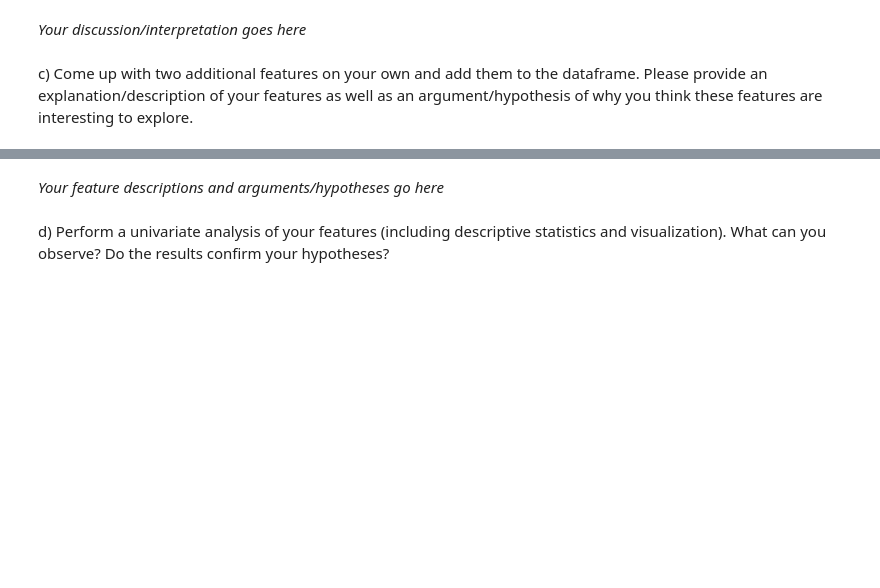
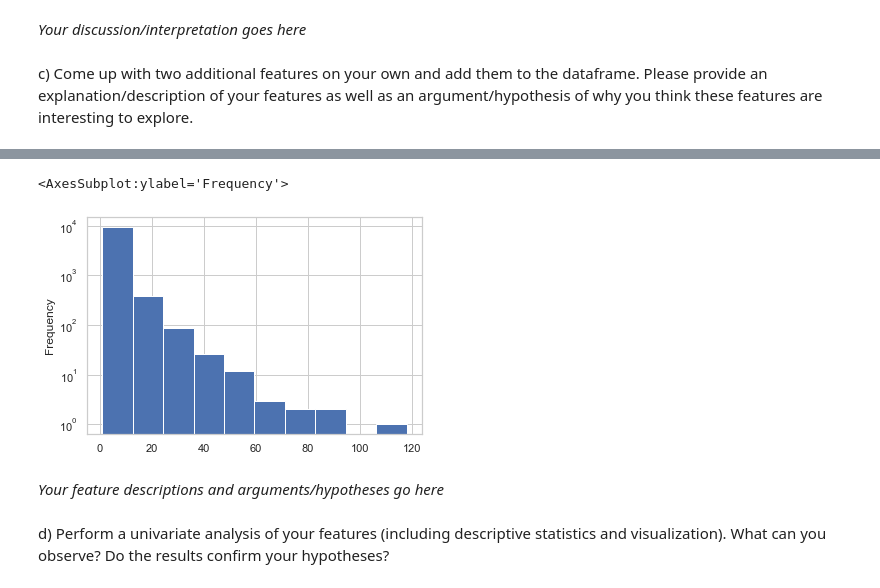
Before and after one commit to ssui-liu/mlbd-2022, a Jupyter notebook: project/m2_lernnavi_sciper.ipynb, the cells around one changed output, grey strips where cells are left out. Drawn from its saved outputs; the diff is of its cells as text; code cells hidden in the pictures; blank space fills up the shorter version.

```diff
--- a/project/m2_lernnavi_sciper.ipynb
+++ b/project/m2_lernnavi_sciper.ipynb
@@ -233,0 +264,10 @@ c) Come up with two additional features on your own and add them to the datafram
+# %%
+answer_spend_time = transactions['commit_time'] - transactions['start_time']
+transactions['answer_spend_time'] = pd.to_timedelta(answer_spend_time, unit='ms').dt.total_seconds()
+user_answer_spend_time = pd.merge(events[['transaction_token', 'user_id']], transactions[['transaction_token', 'answer_spend_time']],
+                            left_on='transaction_token', right_on='transaction_token', how='left')
+
+user_answer_spend_time = user_answer_spend_time.groupby('user_id').agg('mean')
+user_answer_spend_time = user_answer_spend_time.reset_index().rename(columns={'answer_spend_time' : 'avg_spend_time(s)'})
+user_stats = pd.merge(user_stats, user_answer_spend_time[['user_id', 'avg_spend_time(s)']], on='user_id', how='left')
+user_stats
@@ -233,0 +300,14 @@ c) Come up with two additional features on your own and add them to the datafram
+# %%
+def user_duration(x):
+    duration = x['timestamp'].max() - x['timestamp'].min()
+    duration = pd.to_timedelta(duration, unit='ms').days
+    return duration
+
+def user_study_day(x):
+    duration = pd.to_datetime(x['timestamp'], unit='ms').dt.strftime('%Y-%m-%d')
+
+    return duration.nunique()
+
+
+user_stats = user_stats.merge(users_events.apply(user_study_day).reset_index(name='num_study_days'), on='user_id', how='left')
+user_stats
@@ -234 +328,6 @@ c) Come up with two additional features on your own and add them to the datafram
+# %%
+user_stats['num_study_days'].plot(kind='hist', logy=True)
+# %% [output]
+<AxesSubplot:ylabel='Frequency'>
+[figure, added]
 # %% [markdown]
```
Also changed, not shown: parts of 10 cells of this notebook.
